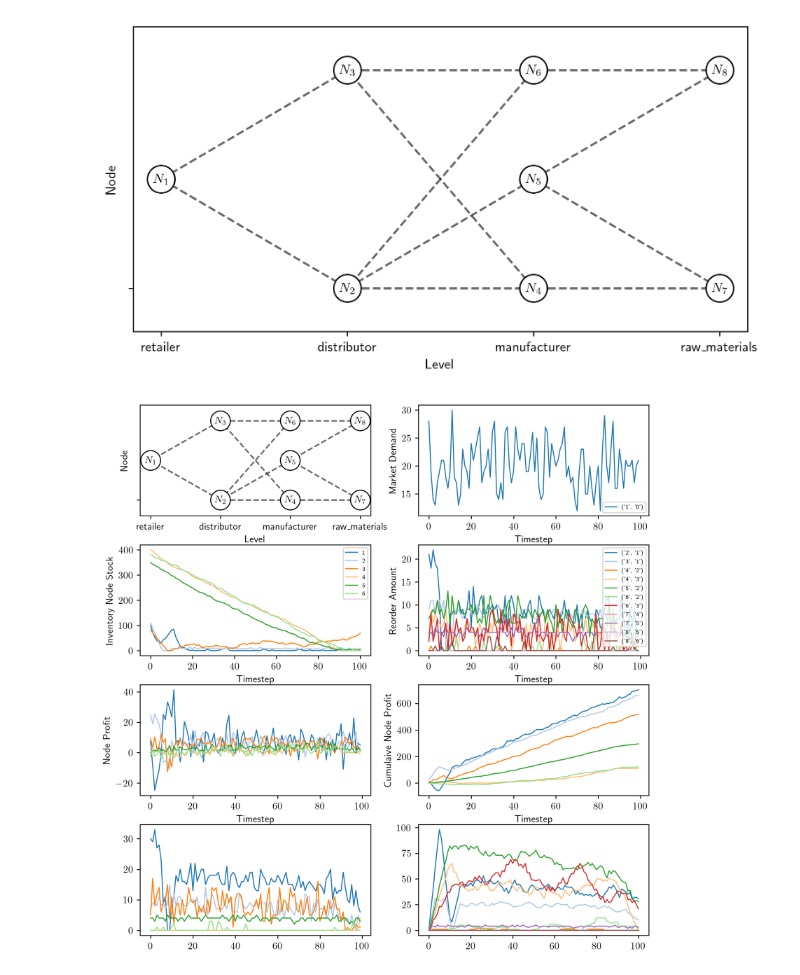
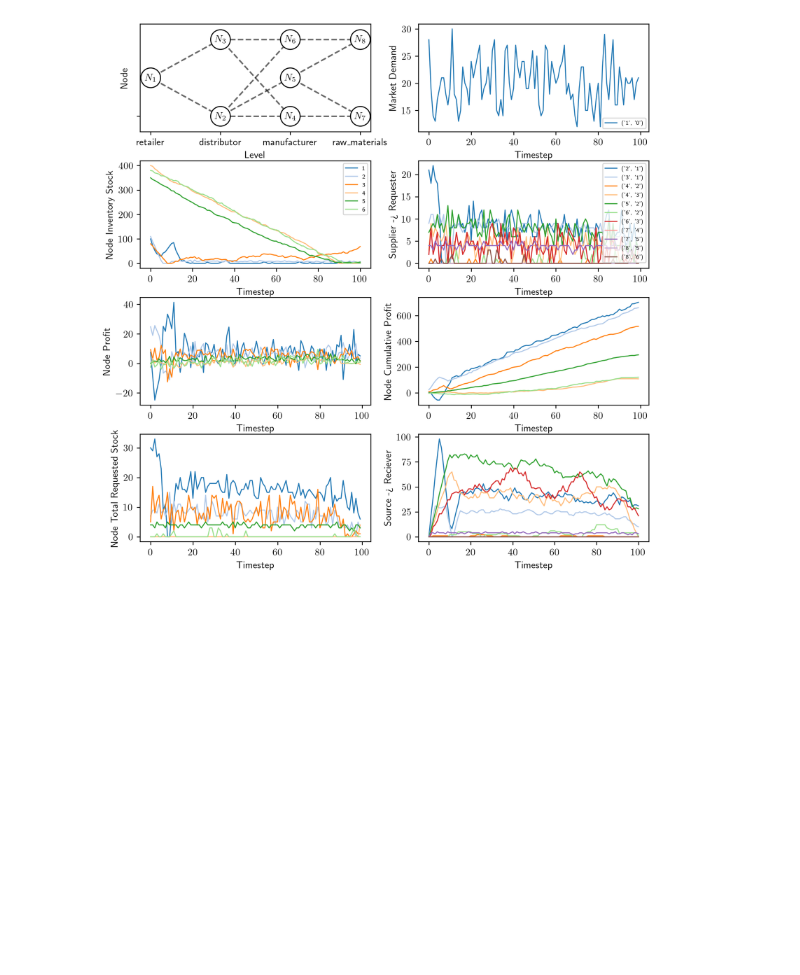
Before and after one commit to nathanhigginbotham/ChainRL2, a Jupyter notebook: plot.ipynb, the cells around one changed output. Drawn from its saved outputs; the diff is of its cells as text; code cells hidden in the pictures; blank space fills up the shorter version.

```diff
--- a/plot.ipynb
+++ b/plot.ipynb
@@ -95,6 +95,7 @@ def plot_episode(env_name, algo_name, name):
 
     cmap = plt.get_cmap('tab20')
 
+
     for i, retailer_market in enumerate(data['D'].columns):
         retailer, market = retailer_market
         ax[0,1].plot(data['D'][retailer_market], linewidth=1.0, label=retailer_market)
@@ -121,37 +122,42 @@ def plot_episode(env_name, algo_name, name):
 
     ax[0,1].legend(fontsize=6)
     ax[1,0].legend(fontsize=6)
     ax[1,1].legend(fontsize=6)
 
     ax[0,1].set_xlabel('Timestep')
     ax[0,1].set_ylabel('Market Demand')
 
     ax[1,0].set_xlabel('Timestep')
-    ax[1,0].set_ylabel('Inventory Node Stock')
+    ax[1,0].set_ylabel('Node Inventory Stock')
 
     ax[1,1].set_xlabel('Timestep')
-    ax[1,1].set_ylabel('Reorder Amount')
+    ax[1,1].set_ylabel('Supplier - Requester')
 
     ax[2,0].set_xlabel('Timestep')
     ax[2,0].set_ylabel('Node Profit')
 
     ax[2,1].set_xlabel('Timestep')
-    ax[2,1].set_ylabel('Cumulaive Node Profit')
+    ax[2,1].set_ylabel('Node Cumulative Profit')
+
+    ax[3,0].set_xlabel('Timestep')
+    ax[3,0].set_ylabel('Node Total Requested Stock')
+
+    ax[3,1].set_xlabel('Timestep')
+    ax[3,1].set_ylabel('Source - Reciever')
 
 
     fig.tight_layout(h_pad=0.0, w_pad=0.0)
 
     save_dir = f'./figures/{env_name}/'
 
     if not os.path.exists(save_dir):
         os.makedirs(save_dir)
 
     fig.savefig(save_dir + 'episode.pdf')
     fig.show()
 
-plot_network('NetworkManagement-v1-100')
+#plot_network('NetworkManagement-v1-100')
 plot_episode('NetworkManagement-v1-100', 'TRPO', 'default')
 # %% [output]
-[figure, old version]
+[figure, new version]
-[figure, removed]
 # %%
```
Also changed, not shown: parts of 2 cells of this notebook, 8 other files.
